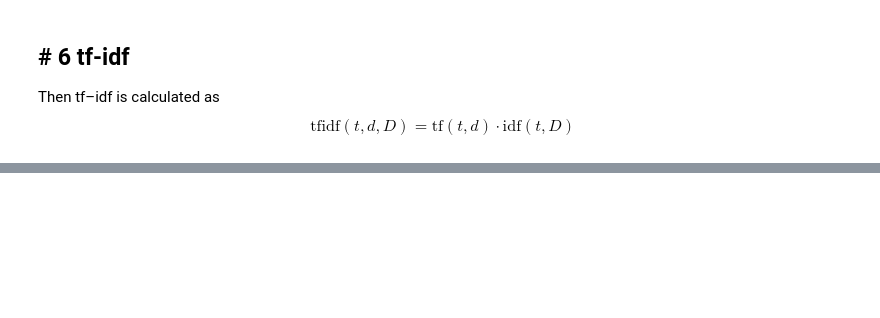
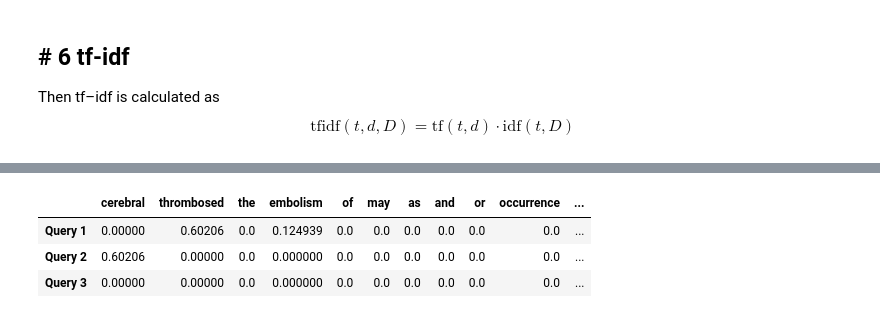
Before and after one commit to santanche/nlp2learn, a Jupyter notebook: information-retrieval/basics/cabot/ir-03-tfidf.ipynb, the cells around one changed output, grey strips where cells are left out. Drawn from its saved outputs; the diff is of its cells as text; code cells hidden in the pictures; blank space fills up the shorter version.

```diff
--- a/information-retrieval/basics/cabot/ir-03-tfidf.ipynb
+++ b/information-retrieval/basics/cabot/ir-03-tfidf.ipynb
@@ -194,0 +218,37 @@ pd.DataFrame([tf_idf_A, tf_idf_B, tf_idf_C, tf_idf_D])
+# %%
+queries = [
+"pulmonary embolism thrombosed",
+"mitral stenosis cerebral",
+"mitral disease bronchitis",
+]
+query_labels = [f"Query {i + 1}" for i in range(len(queries))]
+
+
+def compute_bow(tokens, vocabulary):
+    """Bag-of-words counts of `tokens`, restricted to `vocabulary`.
+
+    Words outside the corpus vocabulary carry no idf in this toy example,
+    so they are reported and left out of the resulting vector.
+    """
+    bow = dict.fromkeys(vocabulary, 0)
+    unknown = []
+    for word in tokens:
+        if word in bow:
+            bow[word] += 1
+        else:
+            unknown.append(word)
+    if unknown:
+        print(f"  (ignored, not in corpus vocabulary: {unknown})")
+    return bow
+
+
+query_bows = [compute_bow(q.lower().split(), word_set) for q in queries]
+query_tfs = [compute_tf(bow) for bow in query_bows]
+query_tfidfs = [compute_tf_idf(tf, idf) for tf in query_tfs]
+
+pd.DataFrame(dict(zip(query_labels, query_tfidfs))).T
+# %% [output]
+|  | cerebral | thrombosed | the | embolism | of | may | as | and | or | occurrence | ... |
+| Query 1 | 0.00000 | 0.60206 | 0.0 | 0.124939 | 0.0 | 0.0 | 0.0 | 0.0 | 0.0 | 0.0 | ... |
+| Query 2 | 0.60206 | 0.00000 | 0.0 | 0.000000 | 0.0 | 0.0 | 0.0 | 0.0 | 0.0 | 0.0 | ... |
+| Query 3 | 0.00000 | 0.00000 | 0.0 | 0.000000 | 0.0 | 0.0 | 0.0 | 0.0 | 0.0 | 0.0 | ... |
```
Also changed, not shown: parts of 17 cells of this notebook.
